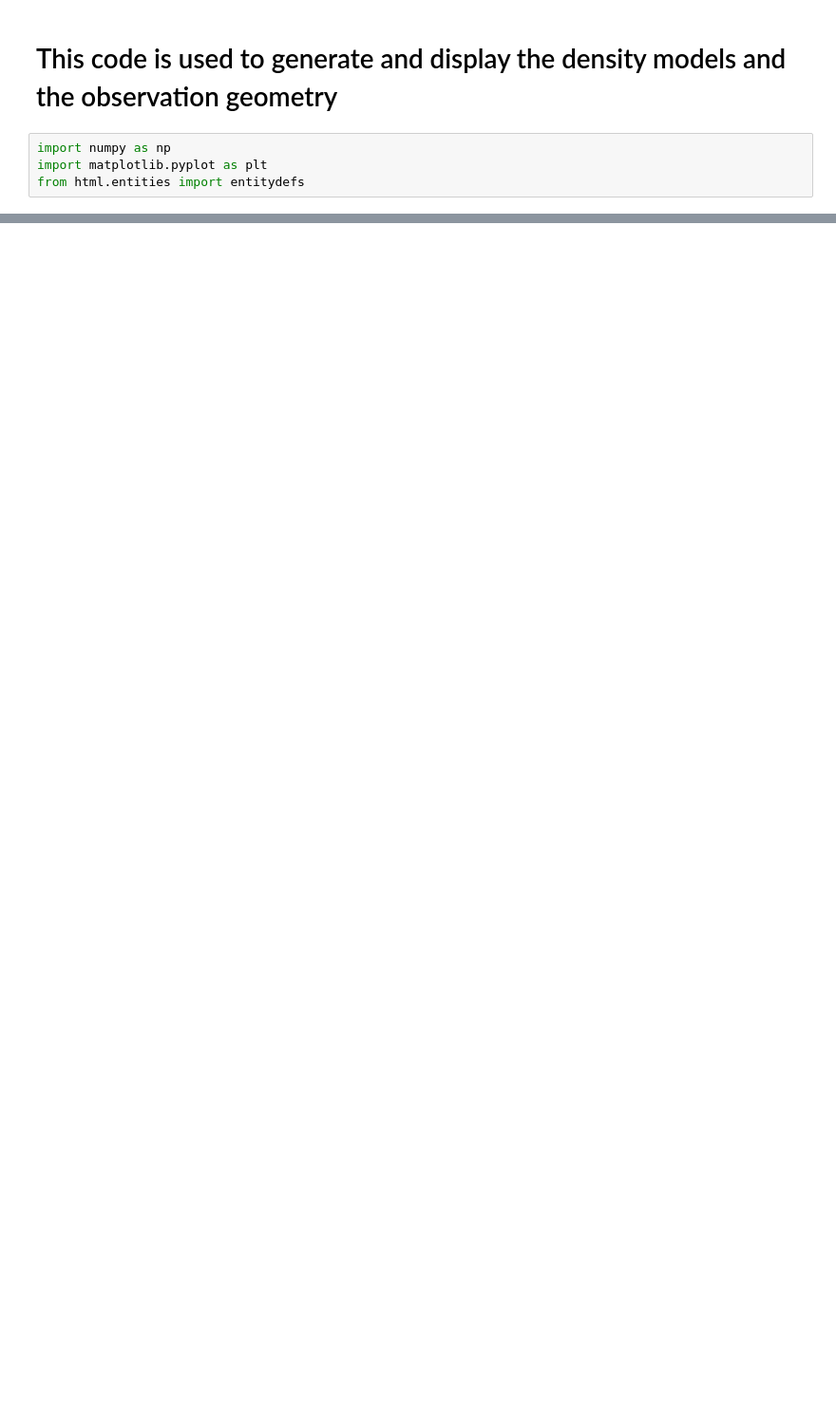
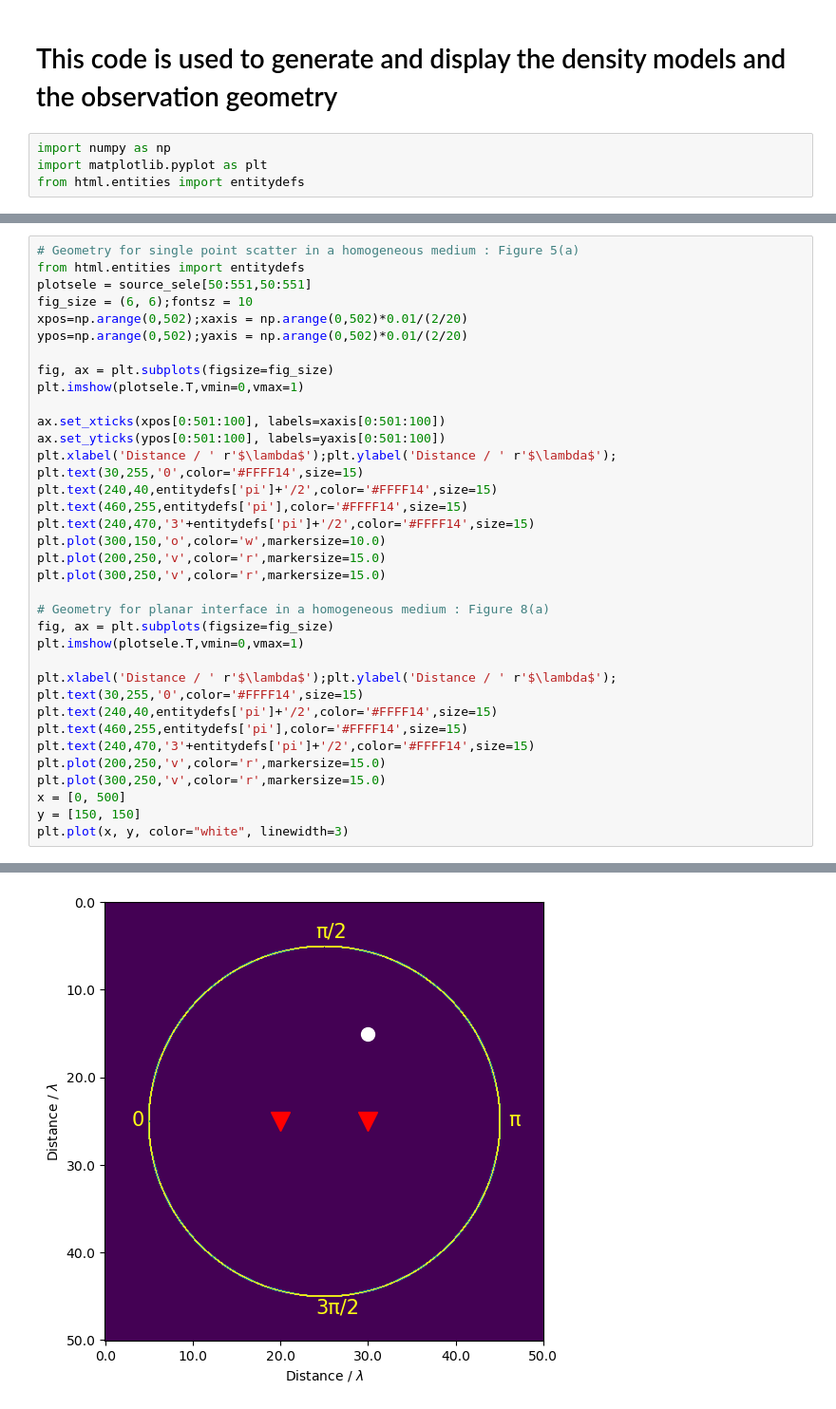
Before and after one commit to zhufeng1810584/Stationary-phase-analysis-of-ambient-noise-CCFs, a Jupyter notebook: 01_model_generation_and_geometry_definition.ipynb, the cells around one changed output, grey strips where cells are left out. Shown at 95% size. Saved outputs shown, nothing was run; the diff lists cells and outputs as text; blank space fills up the shorter version.

```diff
--- a/01_model_generation_and_geometry_definition.ipynb
+++ b/01_model_generation_and_geometry_definition.ipynb
@@ -23,0 +83,37 @@ FileNotFoundError: [Errno 2] No such file or directory: 'drho.dat'
+# %%
+# Geometry for single point scatter in a homogeneous medium : Figure 5(a)
+from html.entities import entitydefs
+plotsele = source_sele[50:551,50:551]
+fig_size = (6, 6);fontsz = 10
+xpos=np.arange(0,502);xaxis = np.arange(0,502)*0.01/(2/20)
+ypos=np.arange(0,502);yaxis = np.arange(0,502)*0.01/(2/20)
+
+fig, ax = plt.subplots(figsize=fig_size)
+plt.imshow(plotsele.T,vmin=0,vmax=1)
+
+ax.set_xticks(xpos[0:501:100], labels=xaxis[0:501:100])
+ax.set_yticks(ypos[0:501:100], labels=yaxis[0:501:100])
+plt.xlabel('Distance / ' r'$\lambda$');plt.ylabel('Distance / ' r'$\lambda$');
+plt.text(30,255,'0',color='#FFFF14',size=15)
+plt.text(240,40,entitydefs['pi']+'/2',color='#FFFF14',size=15)
+plt.text(460,255,entitydefs['pi'],color='#FFFF14',size=15)
+plt.text(240,470,'3'+entitydefs['pi']+'/2',color='#FFFF14',size=15)
+plt.plot(300,150,'o',color='w',markersize=10.0)
+plt.plot(200,250,'v',color='r',markersize=15.0)
+plt.plot(300,250,'v',color='r',markersize=15.0)
+
+# Geometry for planar interface in a homogeneous medium : Figure 8(a)
+fig, ax = plt.subplots(figsize=fig_size)
+plt.imshow(plotsele.T,vmin=0,vmax=1)
+
+plt.xlabel('Distance / ' r'$\lambda$');plt.ylabel('Distance / ' r'$\lambda$');
+plt.text(30,255,'0',color='#FFFF14',size=15)
+plt.text(240,40,entitydefs['pi']+'/2',color='#FFFF14',size=15)
+plt.text(460,255,entitydefs['pi'],color='#FFFF14',size=15)
+plt.text(240,470,'3'+entitydefs['pi']+'/2',color='#FFFF14',size=15)
+plt.plot(200,250,'v',color='r',markersize=15.0)
+plt.plot(300,250,'v',color='r',markersize=15.0)
+x = [0, 500]
+y = [150, 150]
+plt.plot(x, y, color="white", linewidth=3)
+# %% [output]
@@ -23,0 +121 @@ FileNotFoundError: [Errno 2] No such file or directory: 'drho.dat'
+[figure, added]
```
Also changed, not shown: parts of 7 cells of this notebook.
